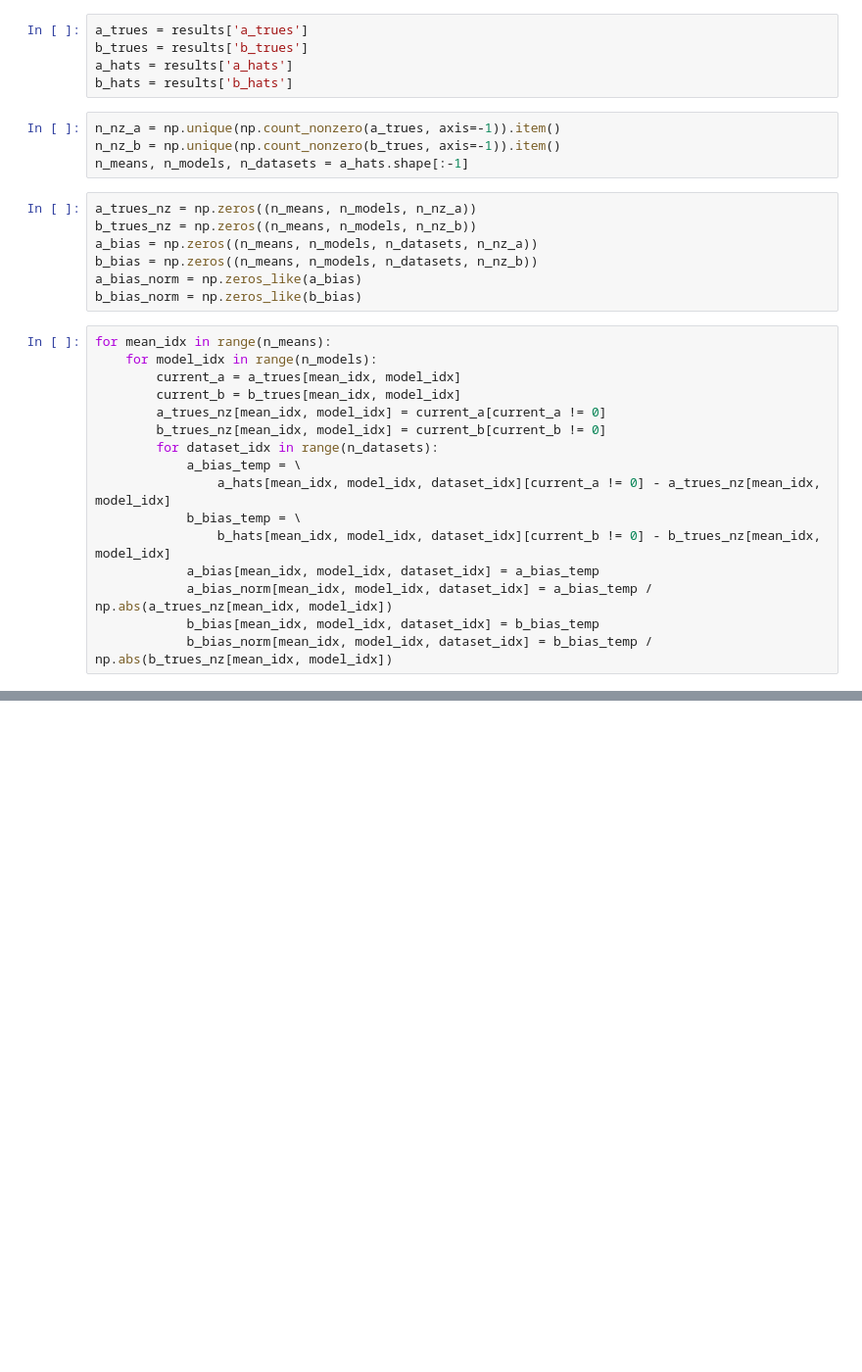
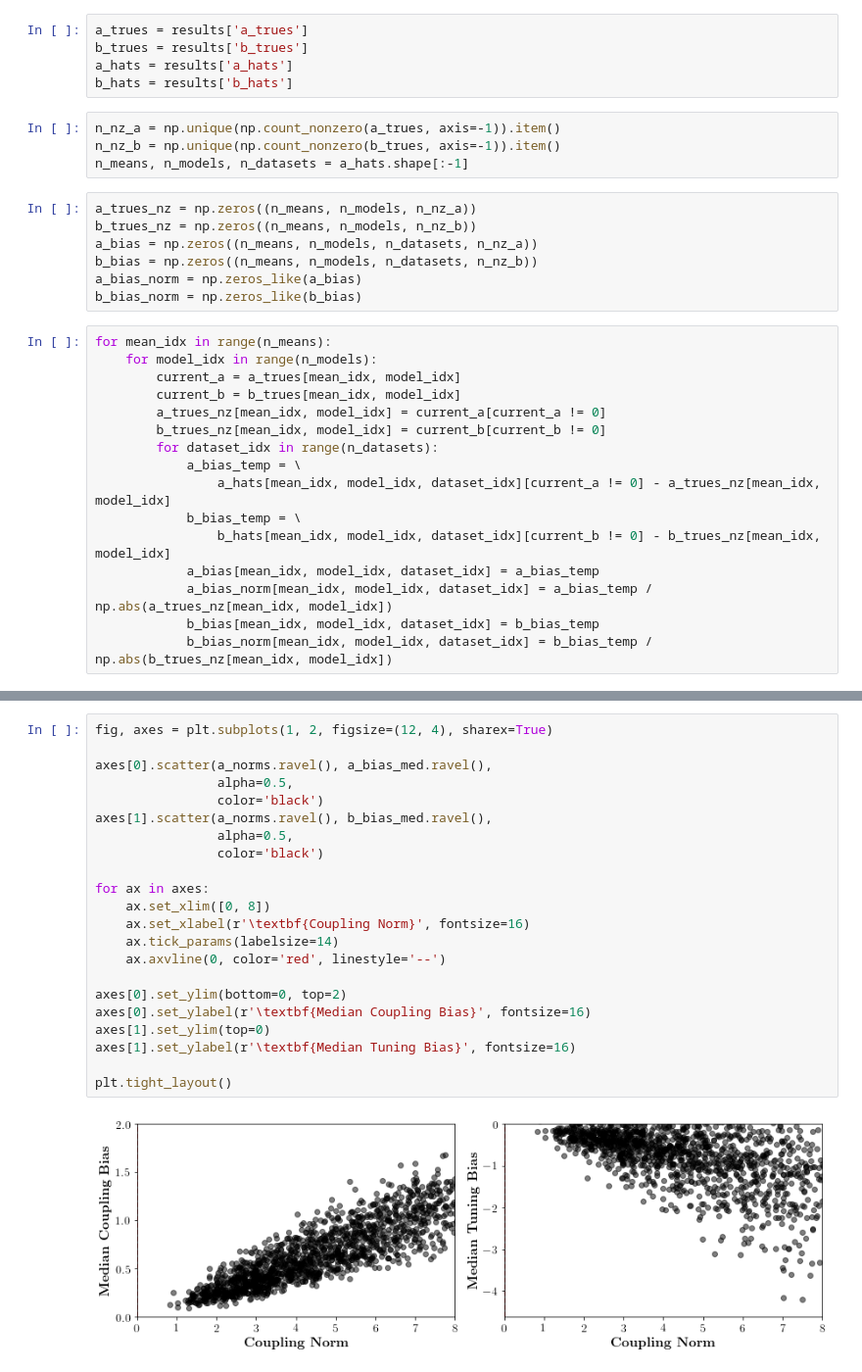
Before and after one commit to BouchardLab/neurobiases, a Jupyter notebook: notebooks/analyze_tc_experiment.ipynb, the cells around one changed output, grey strips where cells are left out. Shown at 98% size. Cells and saved outputs as stored; diff of their text form; blank space fills up the shorter version.

```diff
--- a/notebooks/analyze_tc_experiment.ipynb
+++ b/notebooks/analyze_tc_experiment.ipynb
@@ -117,0 +103,24 @@ plt.tight_layout()
+# %%
+fig, axes = plt.subplots(1, 2, figsize=(12, 4), sharex=True)
+
+axes[0].scatter(a_norms.ravel(), a_bias_med.ravel(),
+                alpha=0.5,
+                color='black')
+axes[1].scatter(a_norms.ravel(), b_bias_med.ravel(),
+                alpha=0.5,
+                color='black')
+
+for ax in axes:
+    ax.set_xlim([0, 8])
+    ax.set_xlabel(r'\textbf{Coupling Norm}', fontsize=16)
+    ax.tick_params(labelsize=14)
+    ax.axvline(0, color='red', linestyle='--')
+
+axes[0].set_ylim(bottom=0, top=2)
+axes[0].set_ylabel(r'\textbf{Median Coupling Bias}', fontsize=16)
+axes[1].set_ylim(top=0)
+axes[1].set_ylabel(r'\textbf{Median Tuning Bias}', fontsize=16)
+
+plt.tight_layout()
+# %% [output]
+[figure, added]
```
Also changed, not shown: parts of 28 cells of this notebook.
